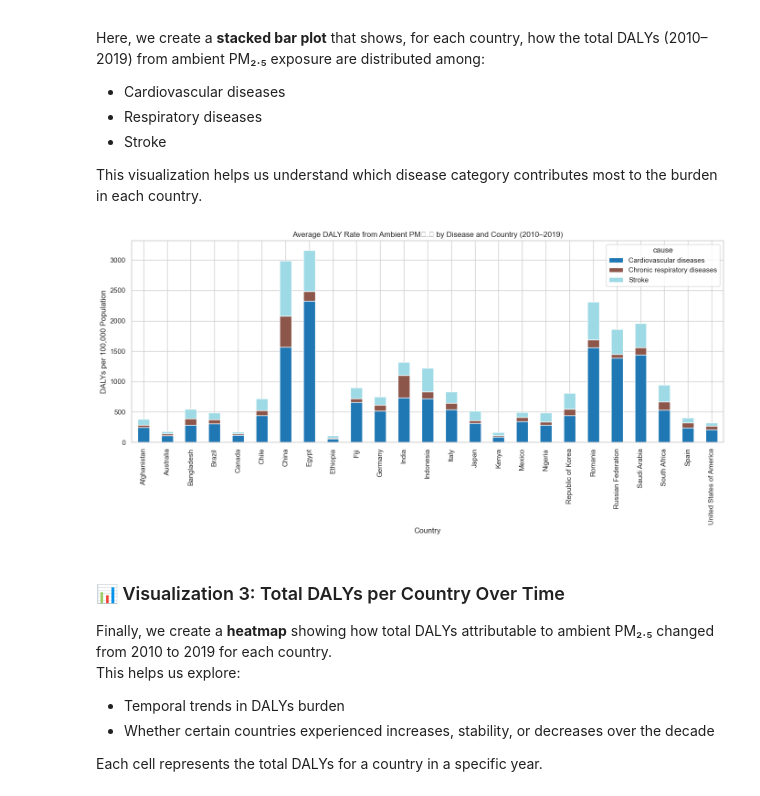
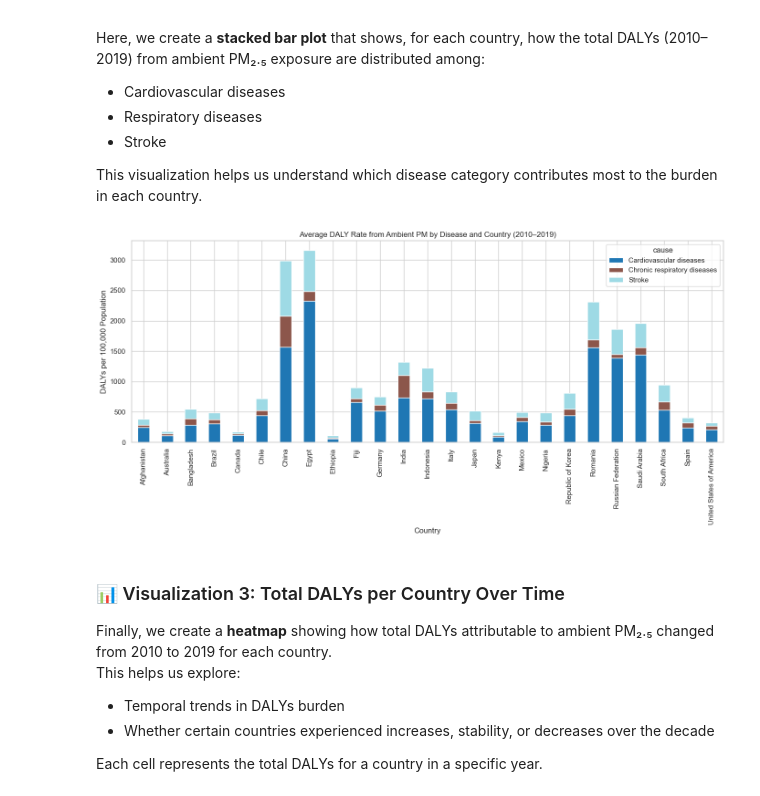
Before and after one commit to ibrahim-sisar/ET6-CDSP-group-09-repo, a Jupyter notebook: 3_data_exploration/explore_health_burdens.ipynb, the cells around one changed output. Drawn from its saved outputs; the diff is of its cells as text; code cells hidden in the pictures.

Commit message:
Fix FutureWarning and glyph warnings in plots

```diff
--- a/3_data_exploration/explore_health_burdens.ipynb
+++ b/3_data_exploration/explore_health_burdens.ipynb
@@ -79,26 +85,26 @@ This visualization helps us understand which disease category contributes most t
 # %%
 country_cause = (
     daly_rate_df.groupby(["Country", "cause"])["measure Val"]
     .mean()  # Again, use mean across years
     .reset_index()
 )
 
 # Pivot to prepare for stacked bar
 pivot_df = country_cause.pivot(
     index="Country", columns="cause", values="measure Val"
 ).fillna(0)
 
 # 4. Plot stacked bar
 pivot_df.plot(kind="bar", stacked=True, figsize=(14, 7), colormap="tab20")
-plt.title("Average DALY Rate from Ambient PM₂.₅ by Disease and Country (2010–2019)")
+plt.title("Average DALY Rate from Ambient PM by Disease and Country (2010–2019)")
 plt.ylabel("DALYs per 100,000 Population")
 plt.xlabel("Country")
 plt.xticks(rotation=90)
 plt.tight_layout()
 plt.savefig("figures/country_diseases_stacked.png", dpi=300)
 plt.show()
 # %% [output]
-[figure, old version]
+[figure, new version]
 # %% [markdown]
 ### 📊 Visualization 3: Total DALYs per Country Over Time
 
```
Also changed, not shown: parts of 1 cell of this notebook, 1 other file.
